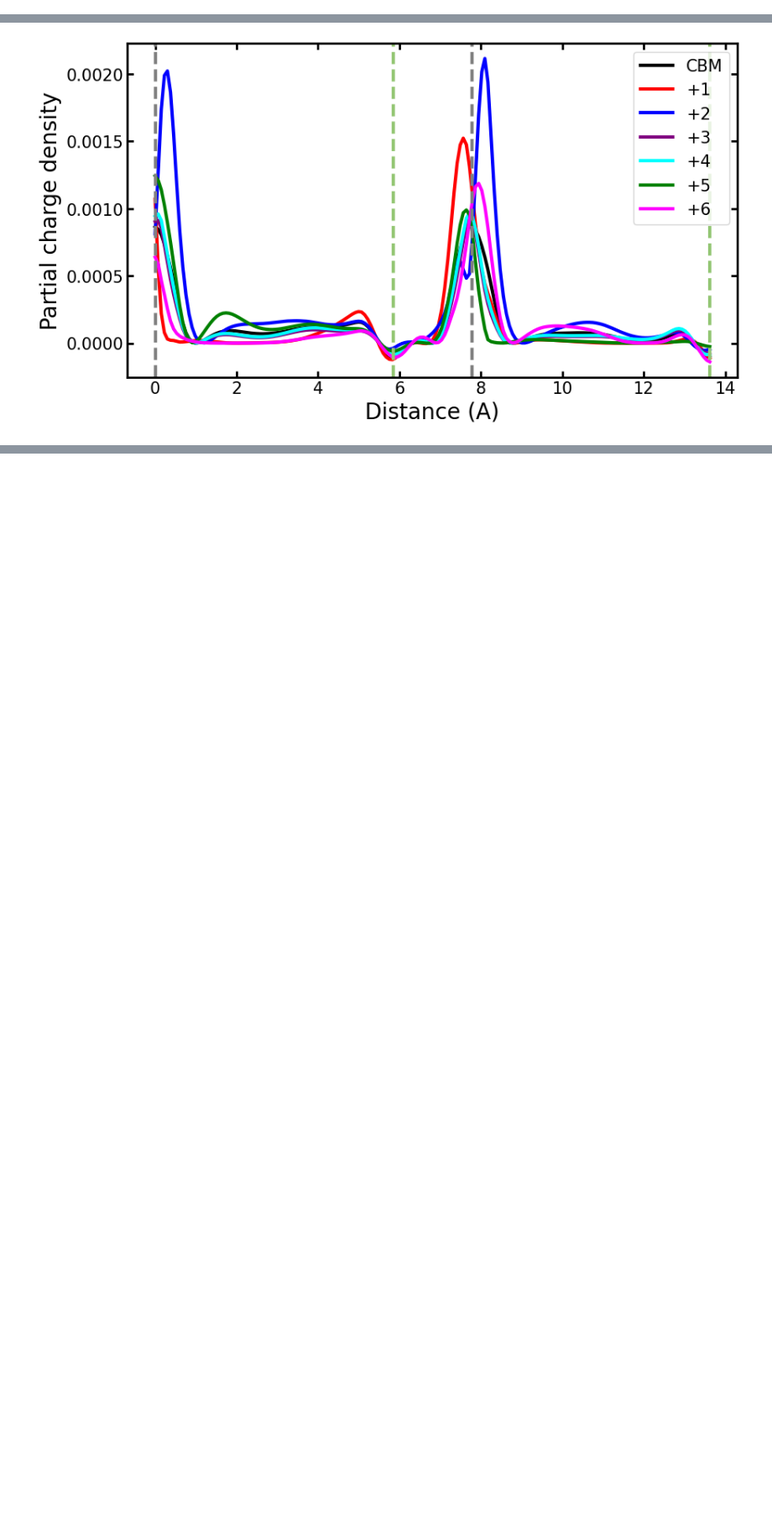
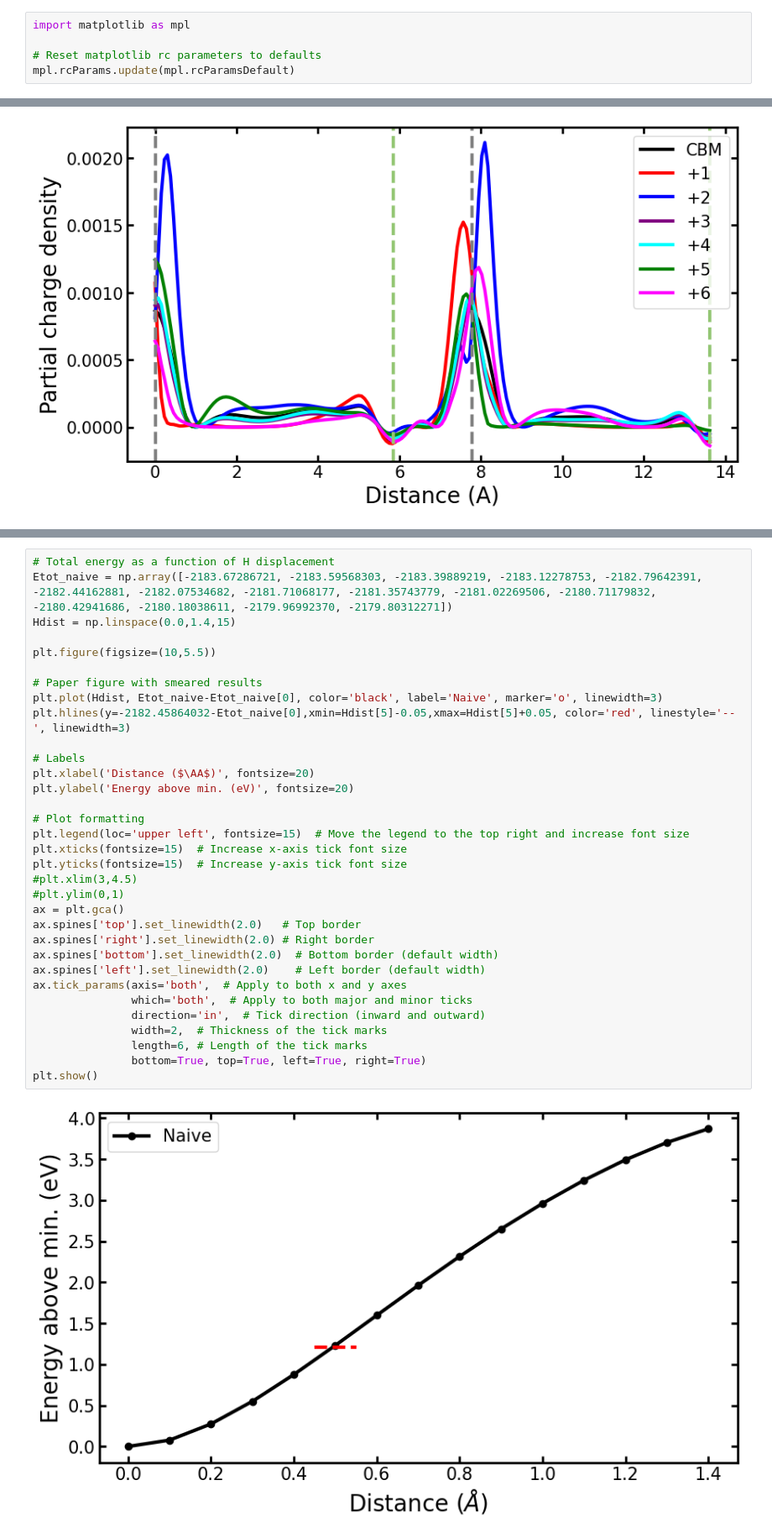
Before and after one commit to laurarnichols/CrossSectionCalculations, a Jupyter notebook: DefectExplorationInGaN/Analysis.ipynb, the cells around one changed output, grey strips where cells are left out. Shown at 84% size. Cells and saved outputs as stored; diff of their text form; blank space fills up the shorter version.

Commit message:
Update results analysis notebooks

```diff
--- a/DefectExplorationInGaN/Analysis.ipynb
+++ b/DefectExplorationInGaN/Analysis.ipynb
@@ -5,0 +9,5 @@ import matplotlib.pyplot as plt
+# %%
+import matplotlib as mpl
+
+# Reset matplotlib rc parameters to defaults
+mpl.rcParams.update(mpl.rcParamsDefault)
@@ -243,0 +263,35 @@ plt.show()
+# %%
+# Total energy as a function of H displacement
+Etot_naive = np.array([-2183.67286721, -2183.59568303, -2183.39889219, -2183.12278753, -2182.79642391, -2182.44162881, -2182.07534682, -2181.71068177, -2181.35743779, -2181.02269506, -2180.71179832, -2180.42941686, -2180.18038611, -2179.96992370, -2179.80312271])
+Hdist = np.linspace(0.0,1.4,15)
+
+plt.figure(figsize=(10,5.5))
+
+# Paper figure with smeared results
+plt.plot(Hdist, Etot_naive-Etot_naive[0], color='black', label='Naive', marker='o', linewidth=3)
+plt.hlines(y=-2182.45864032-Etot_naive[0],xmin=Hdist[5]-0.05,xmax=Hdist[5]+0.05, color='red', linestyle='--', linewidth=3)
+
+# Labels
+plt.xlabel('Distance ($\AA$)', fontsize=20)
+plt.ylabel('Energy above min. (eV)', fontsize=20)
+
+# Plot formatting
+plt.legend(loc='upper left', fontsize=15)  # Move the legend to the top right and increase font size
+plt.xticks(fontsize=15)  # Increase x-axis tick font size
+plt.yticks(fontsize=15)  # Increase y-axis tick font size
+#plt.xlim(3,4.5)
+#plt.ylim(0,1)
+ax = plt.gca()
+ax.spines['top'].set_linewidth(2.0)   # Top border
+ax.spines['right'].set_linewidth(2.0) # Right border
+ax.spines['bottom'].set_linewidth(2.0)  # Bottom border (default width)
+ax.spines['left'].set_linewidth(2.0)    # Left border (default width)
+ax.tick_params(axis='both',  # Apply to both x and y axes
+               which='both',  # Apply to both major and minor ticks
+               direction='in',  # Tick direction (inward and outward)
+               width=2,  # Thickness of the tick marks
+               length=6, # Length of the tick marks
+               bottom=True, top=True, left=True, right=True)
+plt.show()
+# %% [output]
+[figure, added]
```
Also changed, not shown: parts of 18 cells of this notebook, 1 other file.
